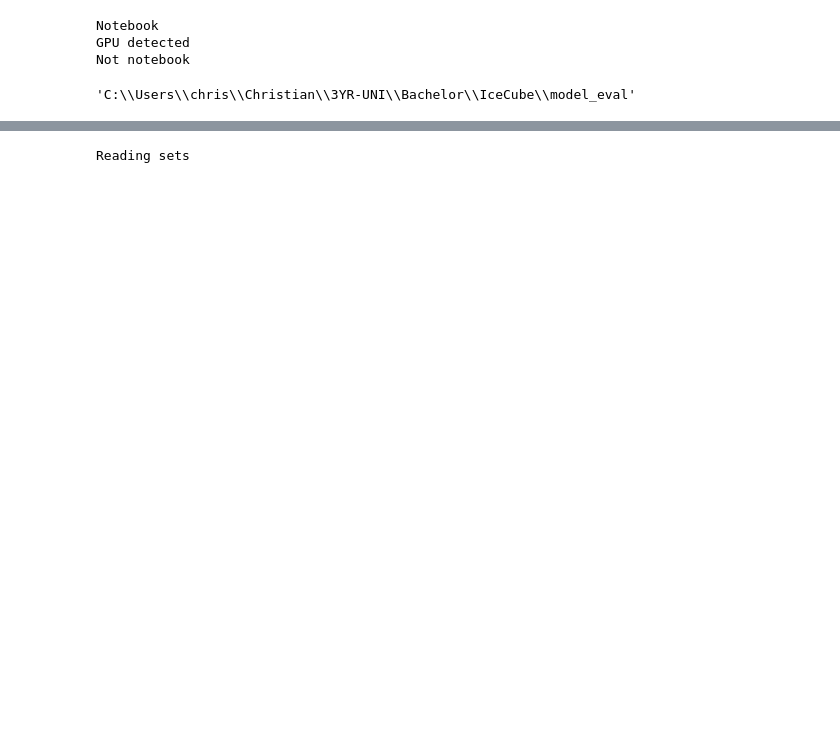
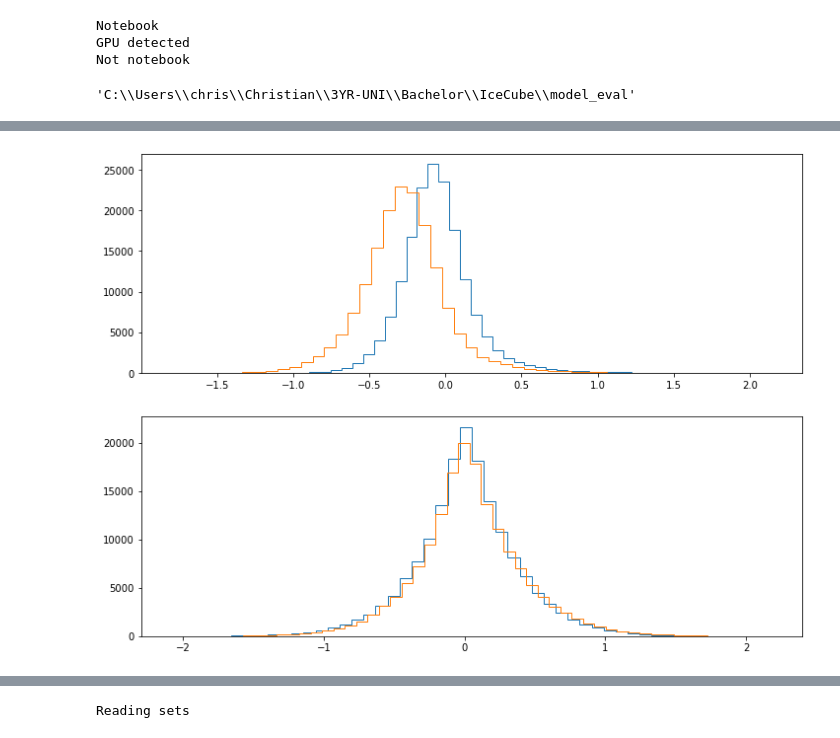
Before and after one commit to astrockragh/IceCube, a Jupyter notebook: model_eval/kappa_improvement.ipynb, the cells around one changed output, grey strips where cells are left out. Cells and saved outputs as stored; diff of their text form; code cells hidden in the pictures; blank space fills up the shorter version.

```diff
--- a/model_eval/kappa_improvement.ipynb
+++ b/model_eval/kappa_improvement.ipynb
@@ -95,3 +163,12 @@ reco1, true1=reco[mask], true[mask]
+# %%
+fig, ax=plt.subplots(2, figsize=(12,9))
+bins=50
+ax[0].hist(dfjv['energy_log10_res'], bins=bins, histtype='step')
+ax[0].hist(dfckj['energy_log10_res'], bins=bins, histtype='step')
+ax[1].hist(dfjv['zenith_res'], bins=bins, histtype='step')
+ax[1].hist(dfckj['zenith_res'], bins=bins, histtype='step');
+# %% [output]
+[figure, added]
 # %%
 # os.chdir('../model_eval')
 # os.getcwd()
```
Also changed, not shown: parts of 53 cells of this notebook, 27 other files.
